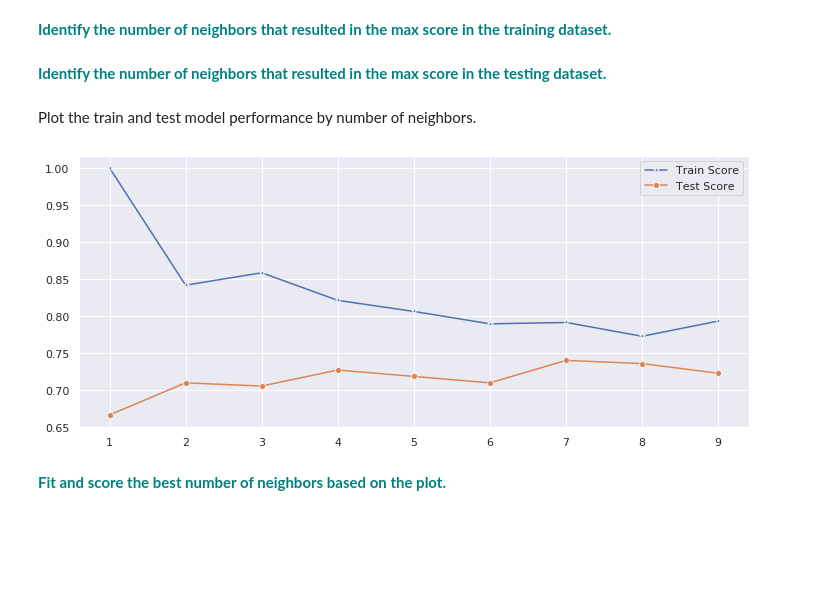
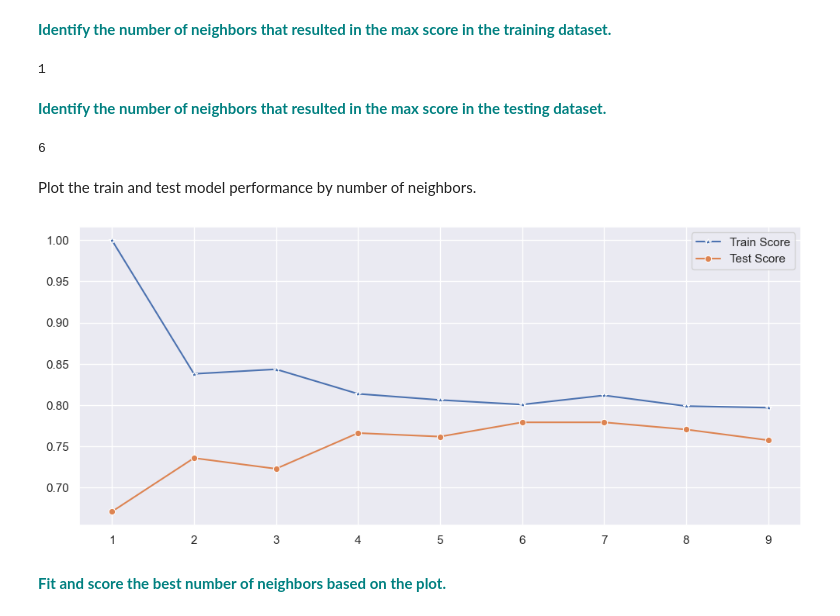
Before and after one commit to MsEM11/GridSearchKNN, a Jupyter notebook: GridSearchKNN_Case_Study.ipynb, the cells around one changed output. Saved outputs shown, nothing was run; the diff lists cells and outputs as text; code cells hidden in the pictures; blank space fills up the shorter version.

Commit message:
Scale data, tune hyperparameters for KNN

```diff
--- a/GridSearchKNN_Case_Study.ipynb
+++ b/GridSearchKNN_Case_Study.ipynb
@@ -143,3 +126,7 @@ Note: Don't forget to fit() your scaler on X_train and then use that fitted scal
+# %%
+scaler = StandardScaler()
+X_train = scaler.fit_transform(X_train)
+X_test = scaler.transform(X_test);
 # %% [markdown]
 #### Using a range of neighbor values of 1-10, apply the KNearestNeighbor classifier to classify the the data.
 # %%
@@ -161,15 +172,24 @@ for i in range(1,10):
 # %% [markdown]
 **<font color='teal'> Identify the number of neighbors that resulted in the max score in the training dataset. </font>**
+# %%
+# Added 1 because k ranged from 1-10
+train_scores.index(max(train_scores))+1
+# %% [output]
+1
 # %% [markdown]
 **<font color='teal'> Identify the number of neighbors that resulted in the max score in the testing dataset. </font>**
+# %%
+test_scores.index(max(test_scores))+1
+# %% [output]
+6
 # %% [markdown]
 Plot the train and test model performance by number of neighbors.
 # %%
 plt.figure(figsize=(12,5))
-p = sns.lineplot(range(1,10),train_scores,marker='*',label='Train Score')
-p = sns.lineplot(range(1,10),test_scores,marker='o',label='Test Score')
+p = sns.lineplot(x=range(1,10),y=train_scores,marker='*',label='Train Score')
+p = sns.lineplot(x=range(1,10),y=test_scores,marker='o',label='Test Score')
 # %% [output]
-[figure, old version]
+[figure, new version]
 # %% [markdown]
 **<font color='teal'> Fit and score the best number of neighbors based on the plot. </font>**
 # %%
```
Also changed, not shown: parts of 5 cells of this notebook.
